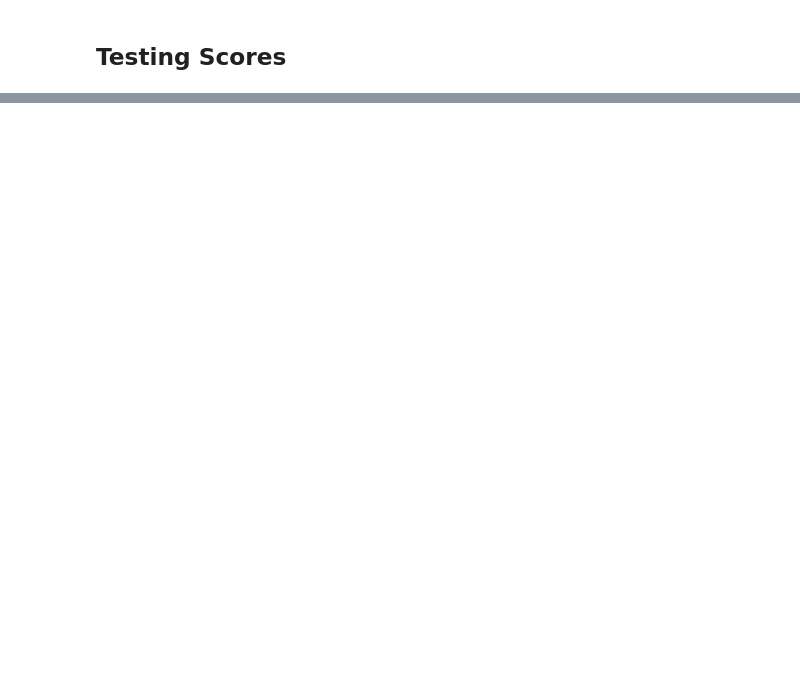
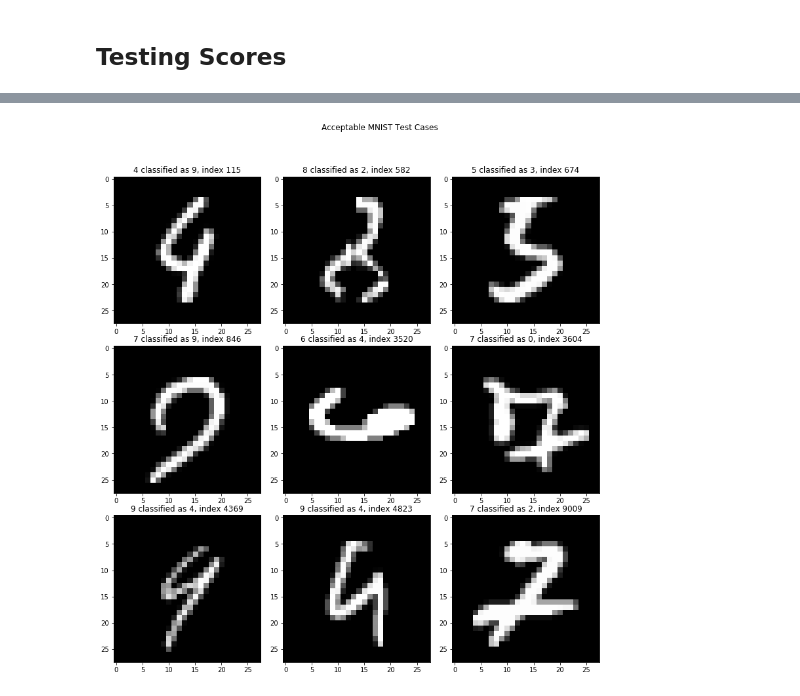
Before and after one commit to chandraseta/gan-on-structured-data, a Jupyter notebook: deep-learning/keras-mnist.ipynb, the cells around one changed output, grey strips where cells are left out. Drawn from its saved outputs; the diff is of its cells as text; code cells hidden in the pictures; blank space fills up the shorter version.

```diff
--- a/deep-learning/keras-mnist.ipynb
+++ b/deep-learning/keras-mnist.ipynb
@@ -153,0 +223,15 @@ Test Loss = 0.08469229024424053, Test Accuracy = 0.9822
+# %%
+figure, ax = plt.subplots(3,3, figsize=(12, 12))
+figure.suptitle('Acceptable MNIST Test Cases')
+figure.tight_layout(pad=0.3, rect=[0,0,0.9,0.9])
+
+it = 0
+acceptable_index = [115, 582, 674, 846, 3520, 3604, 4369, 4823, 9009]
+
+for x, y in [(i, j) for i in range(3) for j in range(3)]:
+    index = acceptable_index[it]
+    it += 1
+    ax[x, y].imshow(x_test[index].reshape((28,28)), cmap='gray')
+    ax[x, y].set_title('{} classified as {}, index {}'.format(np.argmax(y_test[index]), np.argmax(y_test_prediction[index]), index))
+# %% [output]
+[figure, added]
```
Also changed, not shown: parts of 12 cells of this notebook.
